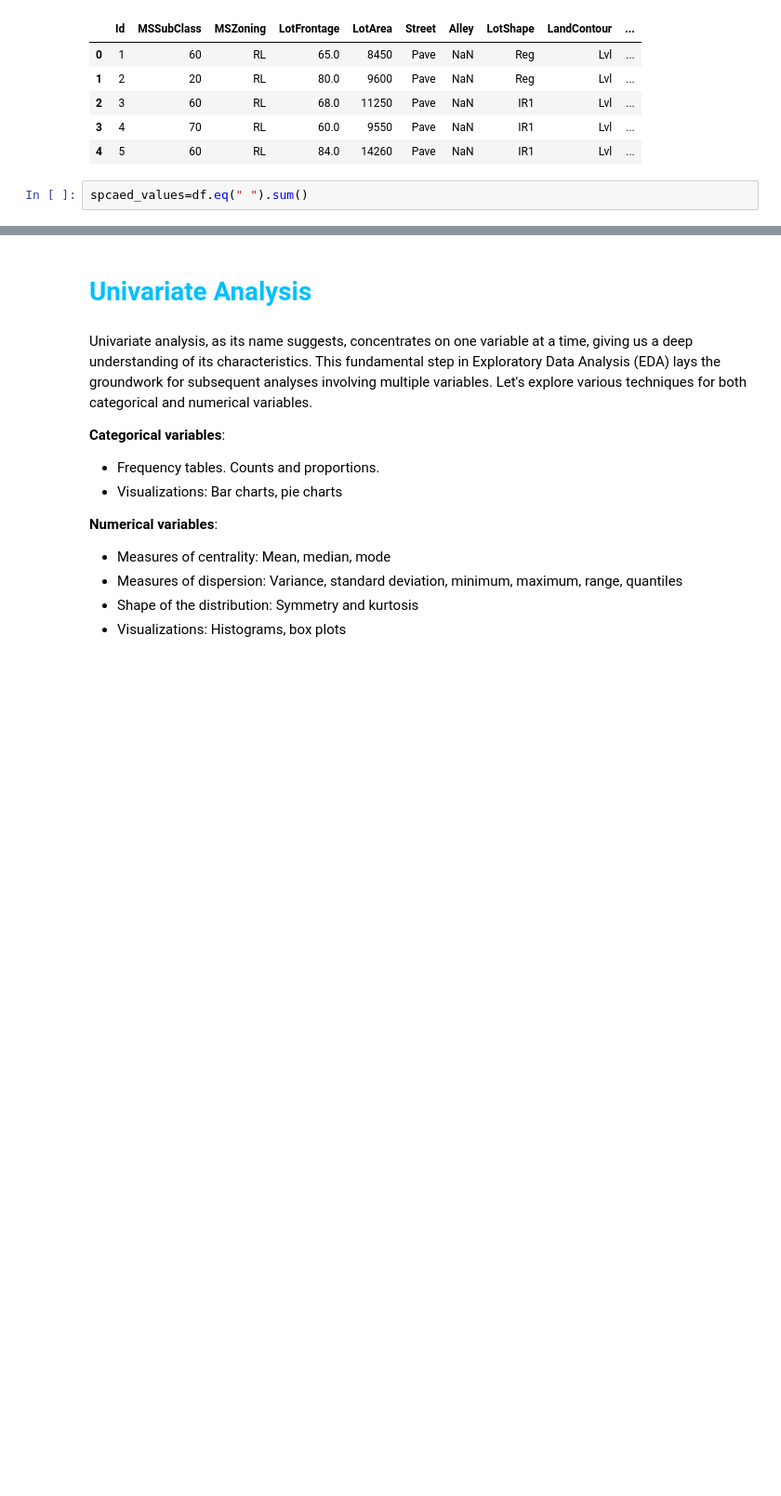
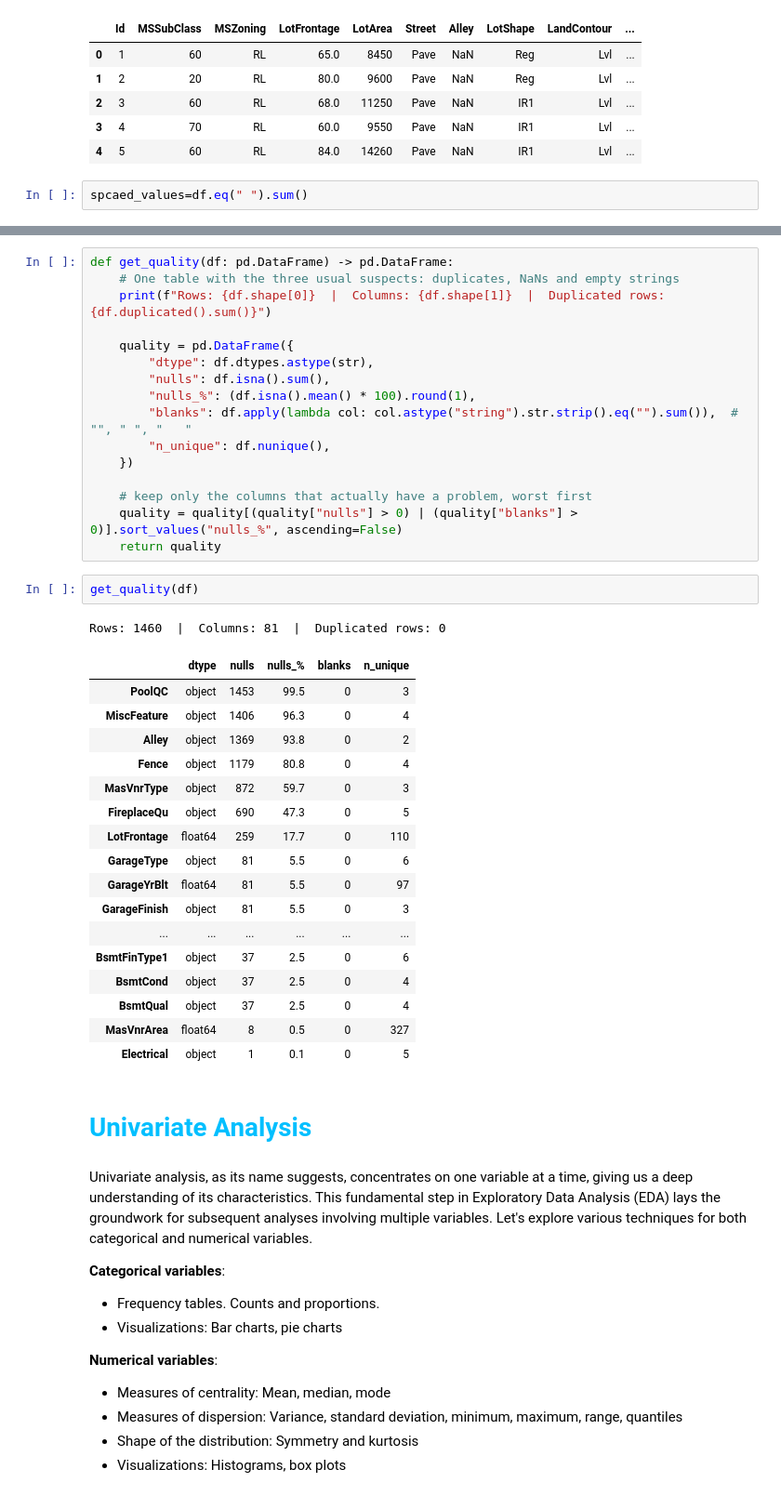
Before and after one commit to dsml-bootcamp-1/nbs-2-master, a Jupyter notebook: s-207/Univariate.ipynb, the cells around one changed output, grey strips where cells are left out. Shown at 93% size. Cells and saved outputs as stored; diff of their text form; blank space fills up the shorter version.

```diff
--- a/s-207/Univariate.ipynb
+++ b/s-207/Univariate.ipynb
@@ -292,3 +303,40 @@ Length: 81, dtype: int64
+# %%
+def get_quality(df: pd.DataFrame) -> pd.DataFrame:
+    # One table with the three usual suspects: duplicates, NaNs and empty strings
+    print(f"Rows: {df.shape[0]}  |  Columns: {df.shape[1]}  |  Duplicated rows: {df.duplicated().sum()}")
+
+    quality = pd.DataFrame({
+        "dtype": df.dtypes.astype(str),
+        "nulls": df.isna().sum(),
+        "nulls_%": (df.isna().mean() * 100).round(1),
+        "blanks": df.apply(lambda col: col.astype("string").str.strip().eq("").sum()),  # "", " ", "   "
+        "n_unique": df.nunique(),
+    })
+
+    # keep only the columns that actually have a problem, worst first
+    quality = quality[(quality["nulls"] > 0) | (quality["blanks"] > 0)].sort_values("nulls_%", ascending=False)
+    return quality
+# %%
+get_quality(df)
+# %% [output]
+Rows: 1460  |  Columns: 81  |  Duplicated rows: 0
+|  | dtype | nulls | nulls_% | blanks | n_unique |
+| PoolQC | object | 1453 | 99.5 | 0 | 3 |
+| MiscFeature | object | 1406 | 96.3 | 0 | 4 |
+| Alley | object | 1369 | 93.8 | 0 | 2 |
+| Fence | object | 1179 | 80.8 | 0 | 4 |
+| MasVnrType | object | 872 | 59.7 | 0 | 3 |
+| FireplaceQu | object | 690 | 47.3 | 0 | 5 |
+| LotFrontage | float64 | 259 | 17.7 | 0 | 110 |
+| GarageType | object | 81 | 5.5 | 0 | 6 |
+| GarageYrBlt | float64 | 81 | 5.5 | 0 | 97 |
+| GarageFinish | object | 81 | 5.5 | 0 | 3 |
+| ... | ... | ... | ... | ... | ... |
+| BsmtFinType1 | object | 37 | 2.5 | 0 | 6 |
+| BsmtCond | object | 37 | 2.5 | 0 | 4 |
+| BsmtQual | object | 37 | 2.5 | 0 | 4 |
+| MasVnrArea | float64 | 8 | 0.5 | 0 | 327 |
+| Electrical | object | 1 | 0.1 | 0 | 5 |
 # %% [markdown]
 <h1 style="color: #00BFFF;">Univariate Analysis</h1>
 # %% [markdown]
```
Also changed, not shown: parts of 18 cells of this notebook, 3 other files.
